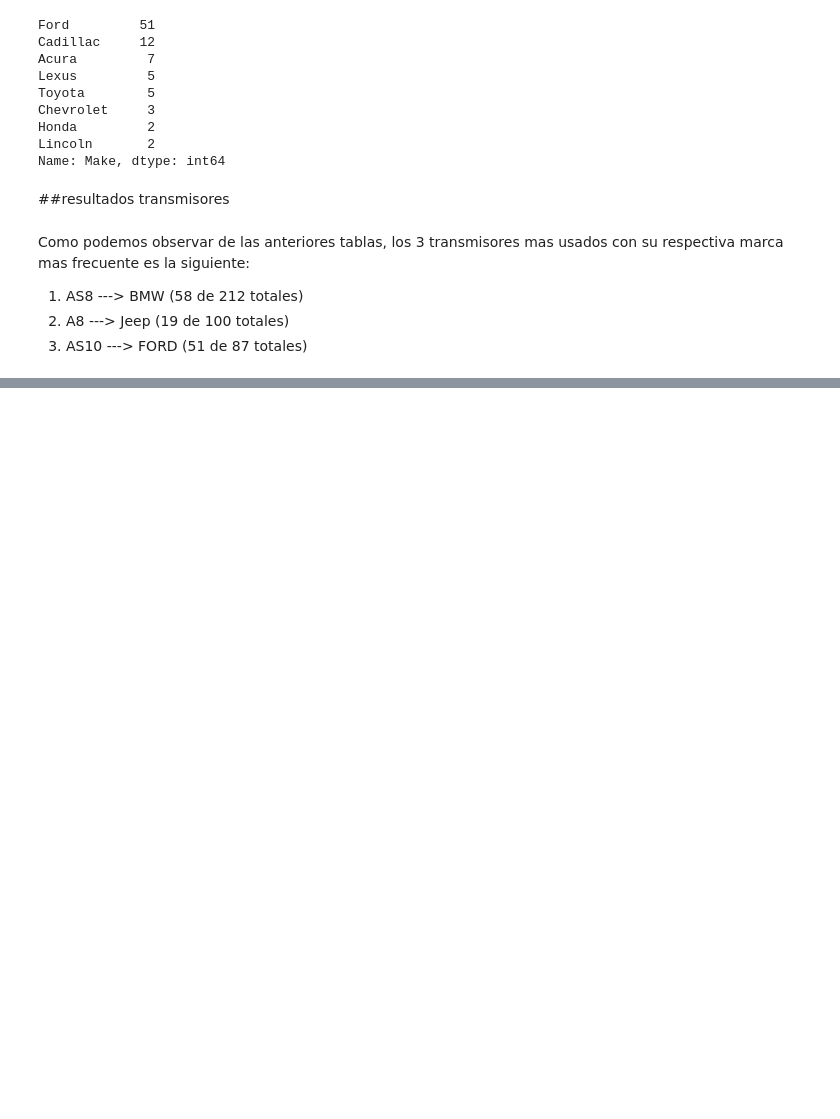
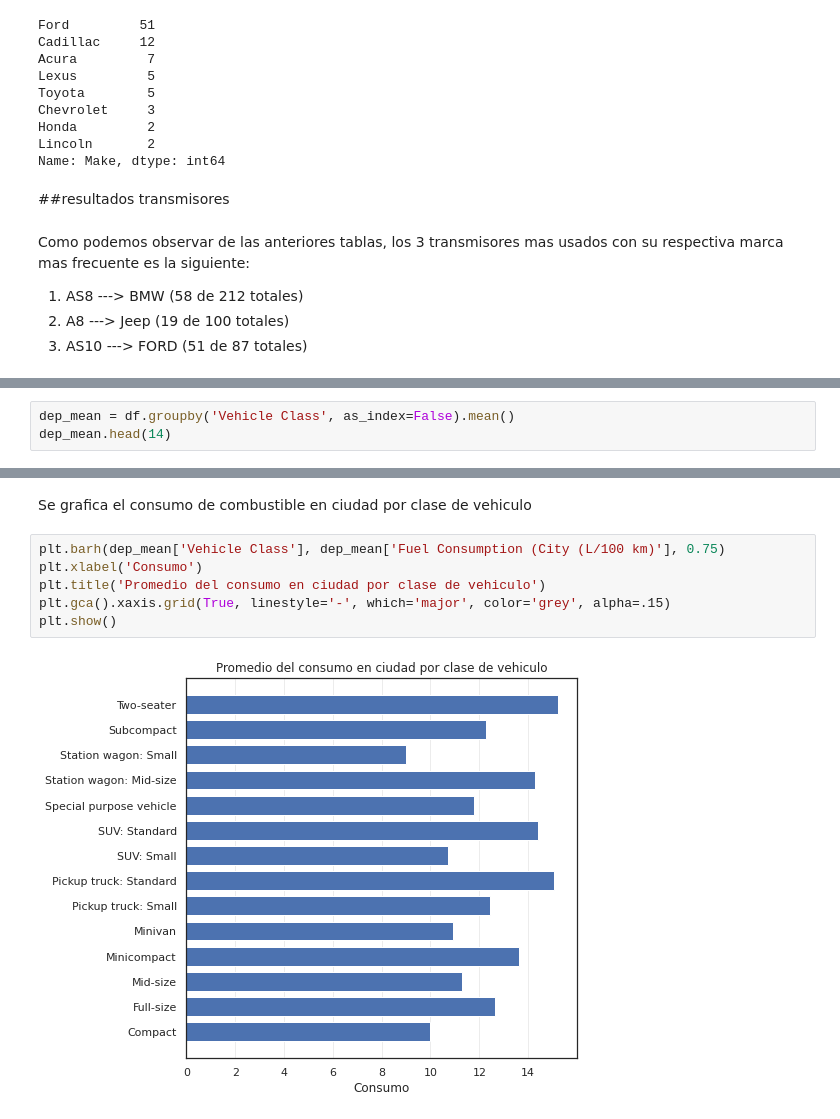
Before and after one commit to 0ces/Estadistica-1-UIS, a Jupyter notebook: notebooks/Dataset_I.ipynb, the cells around one changed output, grey strips where cells are left out. Saved outputs shown, nothing was run; the diff lists cells and outputs as text; blank space fills up the shorter version.

```diff
--- a/notebooks/Dataset_I.ipynb
+++ b/notebooks/Dataset_I.ipynb
@@ -271,0 +293,3 @@ Como podemos observar de las anteriores tablas, los 3 transmisores mas usados co
+# %%
+dep_mean = df.groupby('Vehicle Class', as_index=False).mean()
+dep_mean.head(14)
@@ -271,0 +312,10 @@ Como podemos observar de las anteriores tablas, los 3 transmisores mas usados co
+# %% [markdown]
+Se grafica el consumo de combustible en ciudad por clase de vehiculo
+# %%
+plt.barh(dep_mean['Vehicle Class'], dep_mean['Fuel Consumption (City (L/100 km)'], 0.75)
+plt.xlabel('Consumo')
+plt.title('Promedio del consumo en ciudad por clase de vehiculo')
+plt.gca().xaxis.grid(True, linestyle='-', which='major', color='grey', alpha=.15)
+plt.show()
+# %% [output]
+[figure, added]
```
Also changed, not shown: parts of 9 cells of this notebook.
